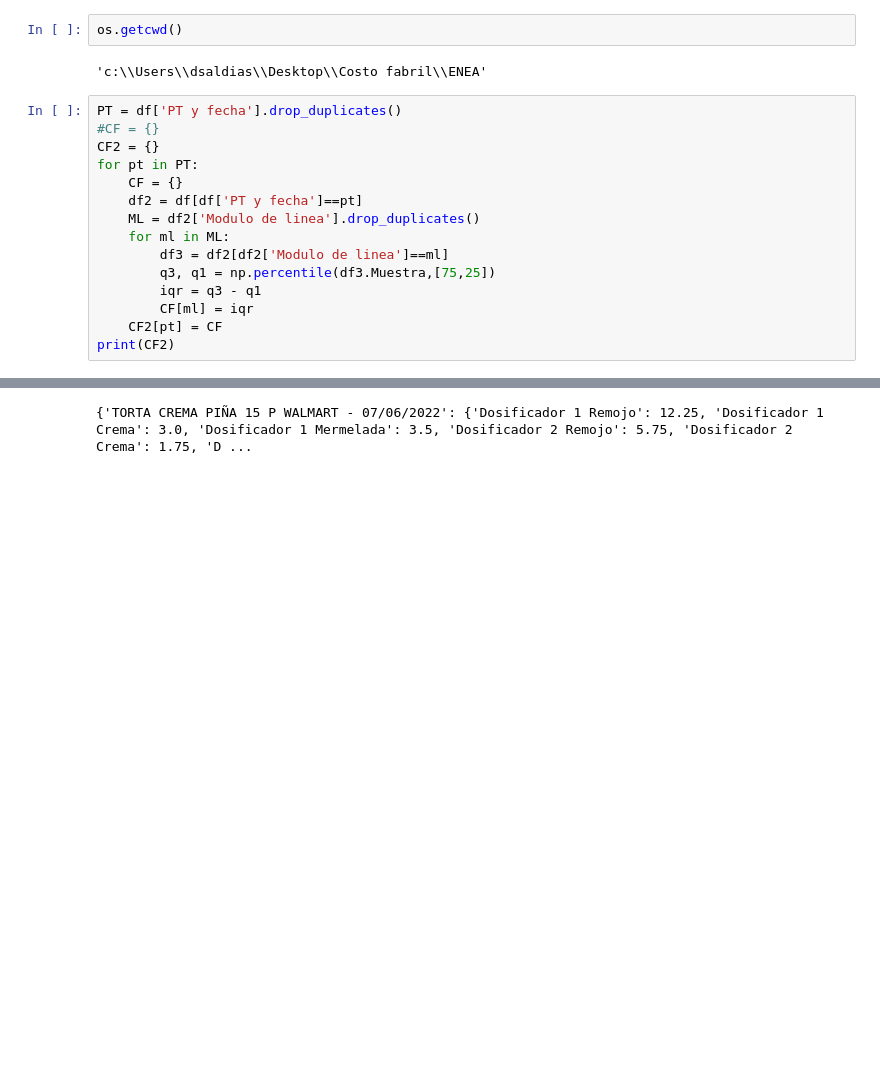
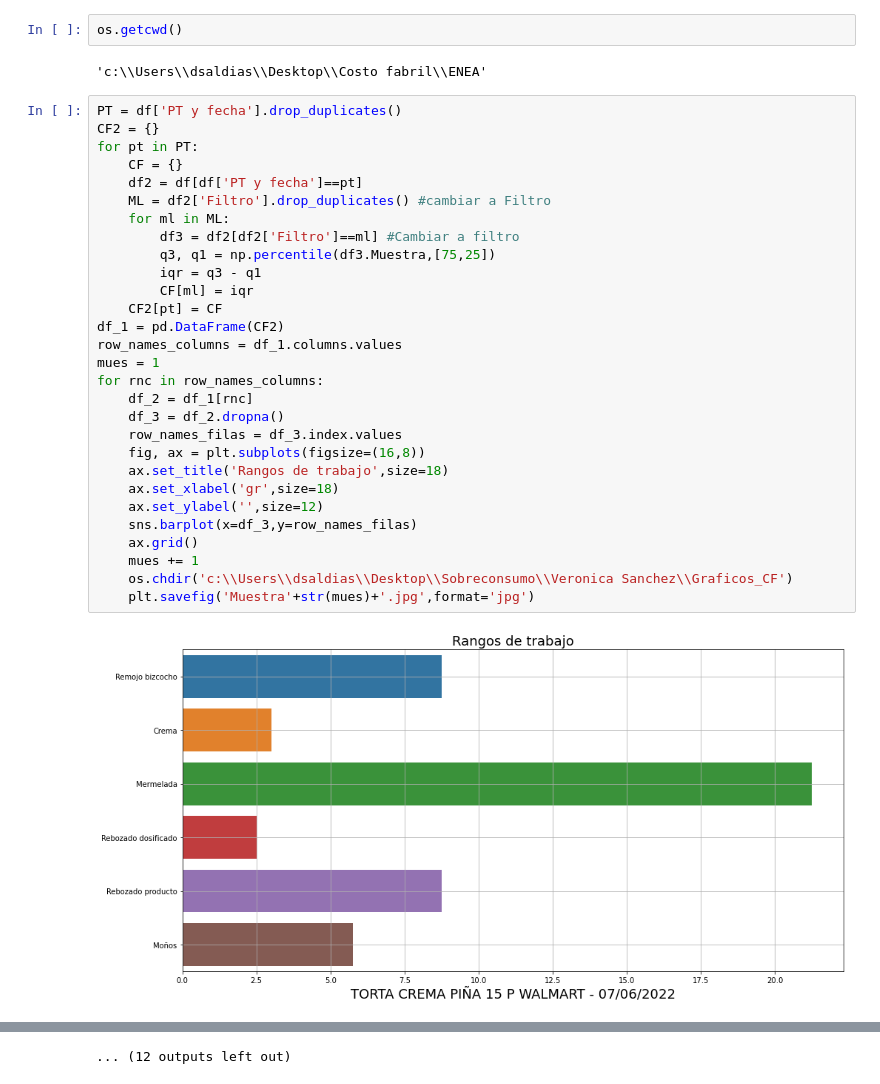
Before and after one commit to diegosaldiasq/Quinta, a Jupyter notebook: Procesos PV.ipynb, the cells around one changed output, grey strips where cells are left out. Drawn from its saved outputs; the diff is of its cells as text; blank space fills up the shorter version.

Commit message:
Se actualiza filtro y dataframe de costo fabril

```diff
--- a/Procesos PV.ipynb
+++ b/Procesos PV.ipynb
@@ -51,17 +51,32 @@ os.getcwd()
 'c:\\Users\\dsaldias\\Desktop\\Costo fabril\\ENEA'
 # %%
 PT = df['PT y fecha'].drop_duplicates()
-#CF = {}
 CF2 = {}
 for pt in PT:
     CF = {}
     df2 = df[df['PT y fecha']==pt]
-    ML = df2['Modulo de linea'].drop_duplicates()
+    ML = df2['Filtro'].drop_duplicates() #cambiar a Filtro
     for ml in ML:
-        df3 = df2[df2['Modulo de linea']==ml]
+        df3 = df2[df2['Filtro']==ml] #Cambiar a filtro
         q3, q1 = np.percentile(df3.Muestra,[75,25])
         iqr = q3 - q1
         CF[ml] = iqr
     CF2[pt] = CF
-print(CF2)
+df_1 = pd.DataFrame(CF2)
+row_names_columns = df_1.columns.values
+mues = 1
+for rnc in row_names_columns:
+    df_2 = df_1[rnc]
+    df_3 = df_2.dropna()
+    row_names_filas = df_3.index.values
+    fig, ax = plt.subplots(figsize=(16,8))
+    ax.set_title('Rangos de trabajo',size=18)
+    ax.set_xlabel('gr',size=18)
+    ax.set_ylabel('',size=12)
+    sns.barplot(x=df_3,y=row_names_filas)
+    ax.grid()
+    mues += 1
+    os.chdir('c:\\Users\\dsaldias\\Desktop\\Sobreconsumo\\Veronica Sanchez\\Graficos_CF')
+    plt.savefig('Muestra'+str(mues)+'.jpg',format='jpg')
 # %% [output]
+[figure, added]
@@ -68,4 +94,4 @@ print(CF2)
-{'TORTA CREMA PIÑA 15 P WALMART - 07/06/2022': {'Dosificador 1 Remojo': 12.25, 'Dosificador 1 Crema': 3.0, 'Dosificador 1 Mermelada': 3.5, 'Dosificador 2 Remojo': 5.75, 'Dosificador 2 Crema': 1.75, 'D ...
+... (12 outputs left out)
 # %%
 PT = df['PT y fecha'].drop_duplicates()
 muestra = 1
```
Also changed, not shown: parts of 3 cells of this notebook.
